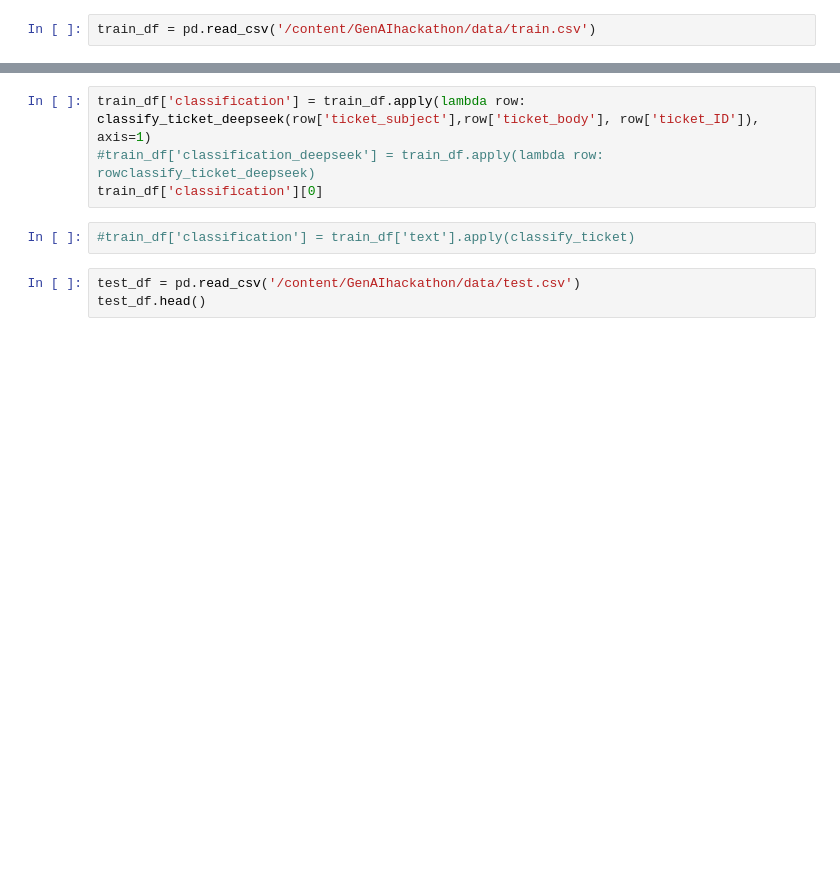
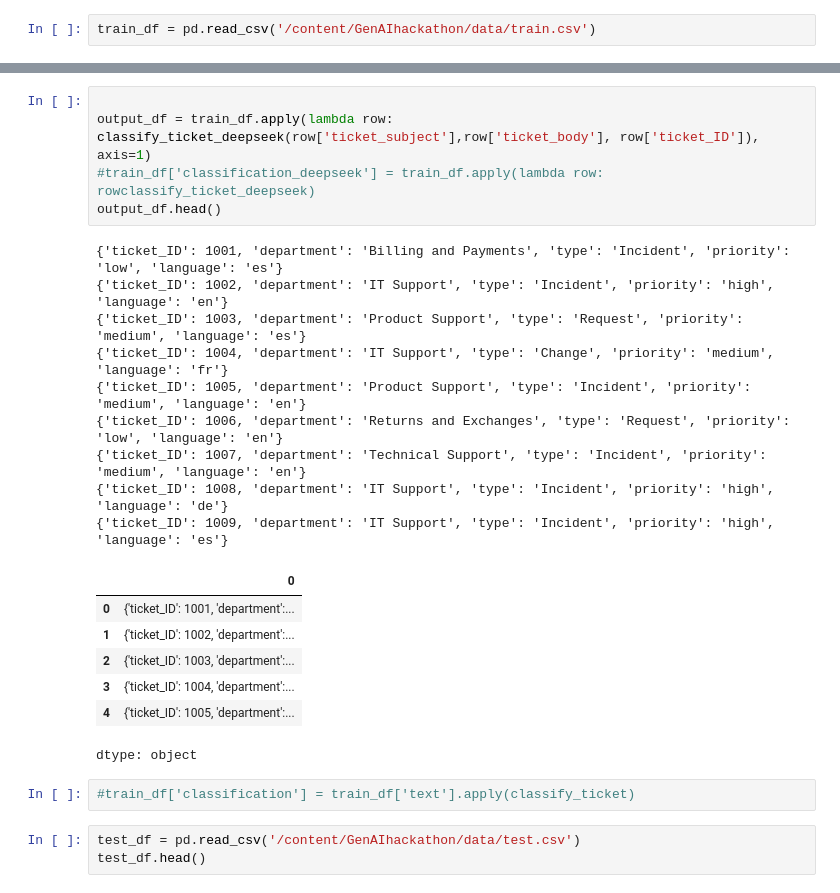
Before and after one commit to avaneeshp23/GenAIhackathon, a Jupyter notebook: groqcloud_deepseek_updated.ipynb, the cells around one changed output, grey strips where cells are left out. Drawn from its saved outputs; the diff is of its cells as text; blank space fills up the shorter version.

```diff
--- a/groqcloud_deepseek_updated.ipynb
+++ b/groqcloud_deepseek_updated.ipynb
@@ -130,9 +156,27 @@ Merci,
         print("Failed to parse JSON response:", e)
         return None
 # %%
-train_df['classification'] = train_df.apply(lambda row: classify_ticket_deepseek(row['ticket_subject'],row['ticket_body'], row['ticket_ID']), axis=1)
+
+output_df = train_df.apply(lambda row: classify_ticket_deepseek(row['ticket_subject'],row['ticket_body'], row['ticket_ID']), axis=1)
 #train_df['classification_deepseek'] = train_df.apply(lambda row: rowclassify_ticket_deepseek)
-train_df['classification'][0]
+output_df.head()
+# %% [output]
+{'ticket_ID': 1001, 'department': 'Billing and Payments', 'type': 'Incident', 'priority': 'low', 'language': 'es'}
+{'ticket_ID': 1002, 'department': 'IT Support', 'type': 'Incident', 'priority': 'high', 'language': 'en'}
+{'ticket_ID': 1003, 'department': 'Product Support', 'type': 'Request', 'priority': 'medium', 'language': 'es'}
+{'ticket_ID': 1004, 'department': 'IT Support', 'type': 'Change', 'priority': 'medium', 'language': 'fr'}
+{'ticket_ID': 1005, 'department': 'Product Support', 'type': 'Incident', 'priority': 'medium', 'language': 'en'}
+{'ticket_ID': 1006, 'department': 'Returns and Exchanges', 'type': 'Request', 'priority': 'low', 'language': 'en'}
+{'ticket_ID': 1007, 'department': 'Technical Support', 'type': 'Incident', 'priority': 'medium', 'language': 'en'}
+{'ticket_ID': 1008, 'department': 'IT Support', 'type': 'Incident', 'priority': 'high', 'language': 'de'}
+{'ticket_ID': 1009, 'department': 'IT Support', 'type': 'Incident', 'priority': 'high', 'language': 'es'}
+|  | 0 |
+| 0 | {'ticket_ID': 1001, 'department':... |
+| 1 | {'ticket_ID': 1002, 'department':... |
+| 2 | {'ticket_ID': 1003, 'department':... |
+| 3 | {'ticket_ID': 1004, 'department':... |
+| 4 | {'ticket_ID': 1005, 'department':... |
+dtype: object
 # %%
 #train_df['classification'] = train_df['text'].apply(classify_ticket)
 # %%
```
Also changed, not shown: parts of 7 cells of this notebook.
